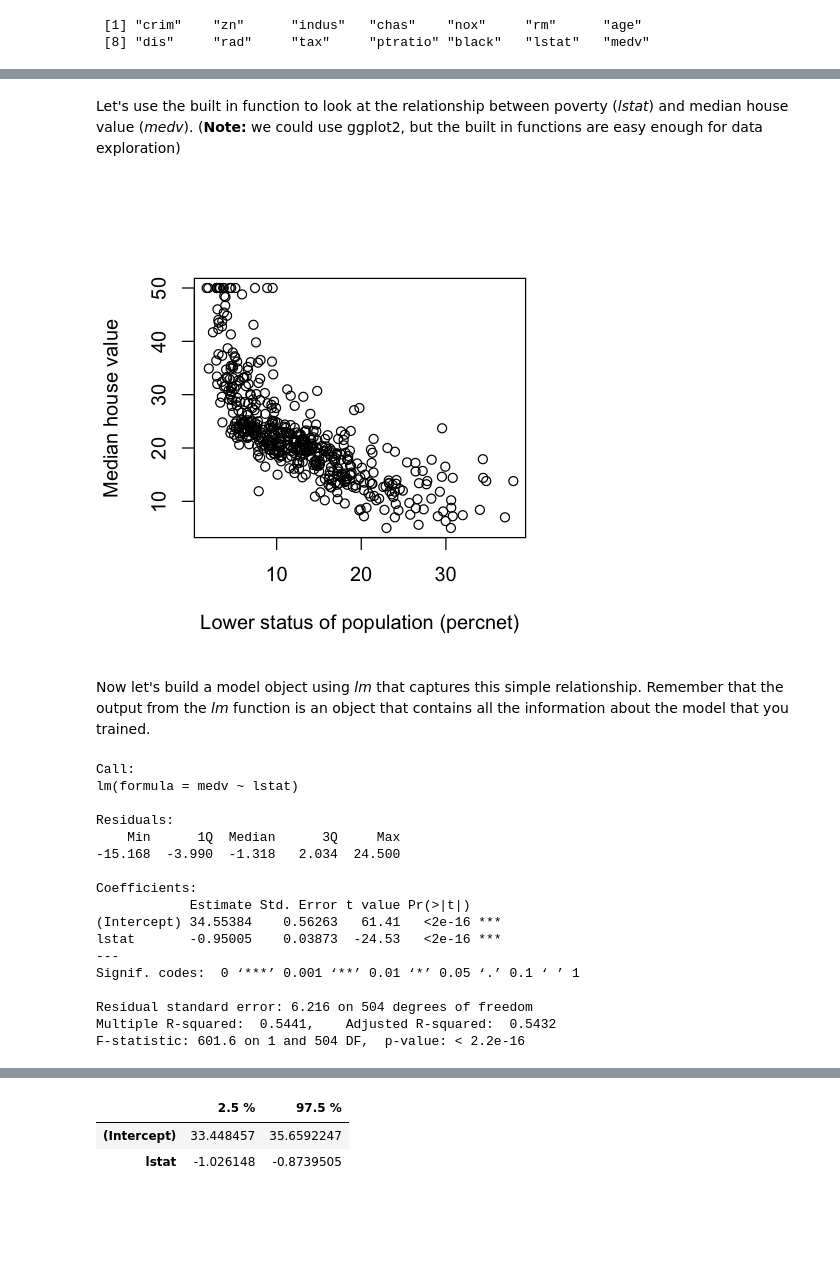
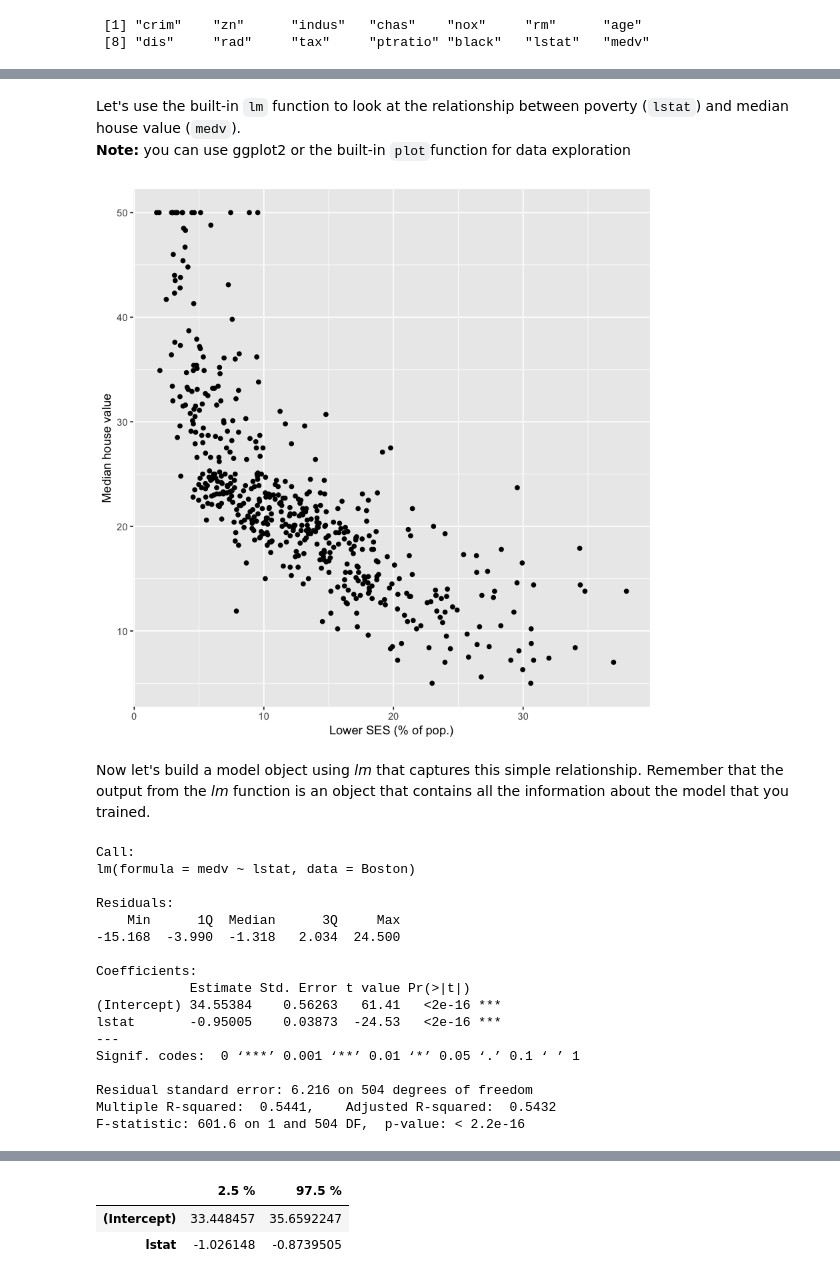
Before and after one commit to CoAxLab/DataSciencePsychNeuro, a Jupyter notebook: RecitationNotebooks/Recitation06_modelingContinuousData.ipynb, the cells around one changed output, grey strips where cells are left out. Cells and saved outputs as stored; diff of their text form; code cells hidden in the pictures; blank space fills up the shorter version.

```diff
--- a/RecitationNotebooks/Recitation06_modelingContinuousData.ipynb
+++ b/RecitationNotebooks/Recitation06_modelingContinuousData.ipynb
@@ -87,22 +100,26 @@ attach(Boston)
 # %% [markdown]
-Let's use the built in function to look at the relationship between poverty (_lstat_) and median house value (_medv_). (**Note:** we could use ggplot2, but the built in functions are easy enough for data exploration)
+Let's use the built-in `lm` function to look at the relationship between poverty (`lstat`) and median house value (`medv`).
+<br>
+**Note:** you can use ggplot2 or the built-in `plot`function for data exploration
 # %%
 # Plot the joint distribution
-options(repr.plot.width=4, repr.plot.height=4)
-plot(lstat, medv, xlab="Lower status of population (percnet)", ylab="Median house value")
+# options(repr.plot.width=4, repr.plot.height=4)
+# plot(lstat, medv, xlab="Lower status of population (percnet)", ylab="Median house value")
+
+ggplot(aes(lstat, medv), data=Boston) + geom_point() + xlab('Lower SES (% of pop.)') + ylab('Median house value')
 # %% [output]
-[figure, old version]
+[figure, new version]
 # %% [markdown]
 Now let's build a model object using _lm_ that captures this simple relationship. Remember that the output from the _lm_ function is an object that contains all the information about the model that you trained.
 # %%
 # Let's try a simple linear model
-lm.fit = lm(medv~lstat)
+lm.fit = lm(medv~lstat, data=Boston)
 
 # In order to see the results, use the summary function
 summary(lm.fit)
 # %% [output]
 Call:
-lm(formula = medv ~ lstat)
+lm(formula = medv ~ lstat, data = Boston)
 
 Residuals:
     Min      1Q  Median      3Q     Max
```
Also changed, not shown: parts of 50 cells of this notebook.
